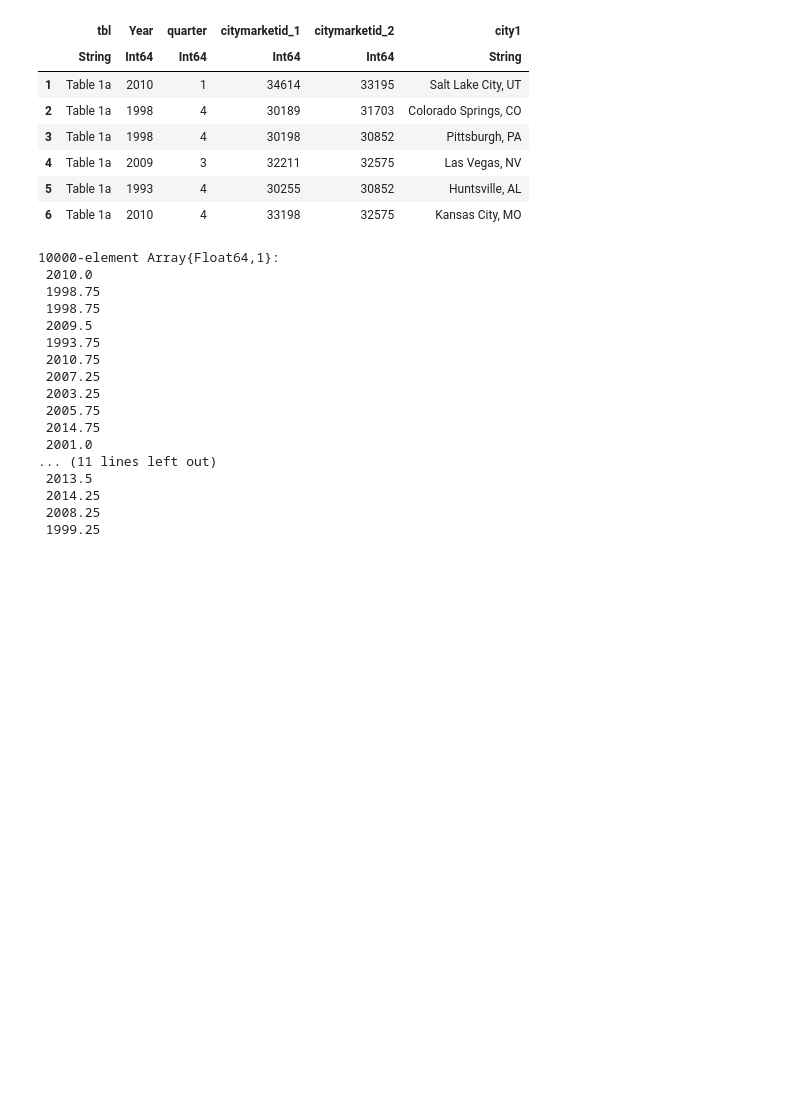
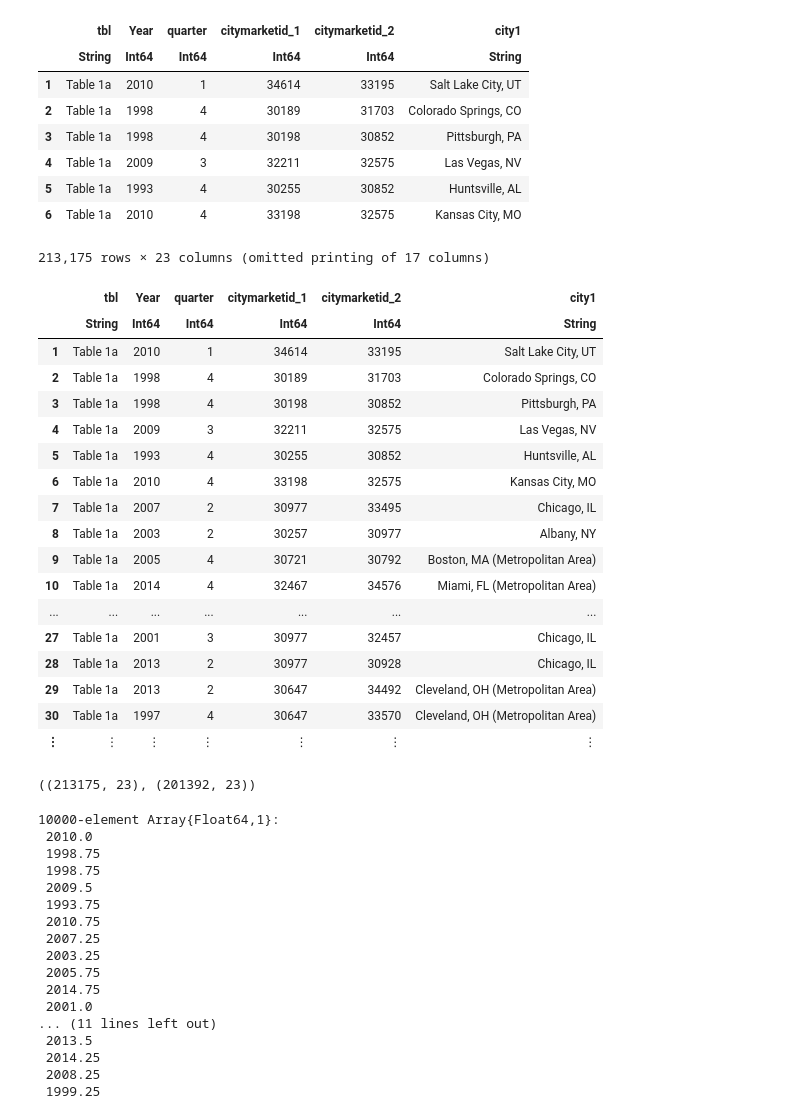
Before and after one commit to apcalam/ORIE4741-Project, a Jupyter notebook: eda.ipynb, the cells around one changed output. Drawn from its saved outputs; the diff is of its cells as text; code cells hidden in the pictures; blank space fills up the shorter version.

```diff
--- a/eda.ipynb
+++ b/eda.ipynb
@@ -58,6 +55,33 @@ head(acs)
 | 4 | Table 1a | 2009 | 3 | 32211 | 32575 | Las Vegas, NV |
 | 5 | Table 1a | 1993 | 4 | 30255 | 30852 | Huntsville, AL |
 | 6 | Table 1a | 2010 | 4 | 33198 | 32575 | Kansas City, MO |
+# %%
+acs_full = CSV.read("Consumer_Airfare_Report__Table_1a_-_All_U.S._Airport_Pair_Markets.csv") # read 10000 rows from the csv
+# %% [output]
+213,175 rows × 23 columns (omitted printing of 17 columns)
+|  | tbl | Year | quarter | citymarketid_1 | citymarketid_2 | city1 |
+|  | String | Int64 | Int64 | Int64 | Int64 | String |
+| 1 | Table 1a | 2010 | 1 | 34614 | 33195 | Salt Lake City, UT |
+| 2 | Table 1a | 1998 | 4 | 30189 | 31703 | Colorado Springs, CO |
+| 3 | Table 1a | 1998 | 4 | 30198 | 30852 | Pittsburgh, PA |
+| 4 | Table 1a | 2009 | 3 | 32211 | 32575 | Las Vegas, NV |
+| 5 | Table 1a | 1993 | 4 | 30255 | 30852 | Huntsville, AL |
+| 6 | Table 1a | 2010 | 4 | 33198 | 32575 | Kansas City, MO |
+| 7 | Table 1a | 2007 | 2 | 30977 | 33495 | Chicago, IL |
+| 8 | Table 1a | 2003 | 2 | 30257 | 30977 | Albany, NY |
+| 9 | Table 1a | 2005 | 4 | 30721 | 30792 | Boston, MA (Metropolitan Area) |
+| 10 | Table 1a | 2014 | 4 | 32467 | 34576 | Miami, FL (Metropolitan Area) |
+| ... | ... | ... | ... | ... | ... | ... |
+| 27 | Table 1a | 2001 | 3 | 30977 | 32457 | Chicago, IL |
+| 28 | Table 1a | 2013 | 2 | 30977 | 30928 | Chicago, IL |
+| 29 | Table 1a | 2013 | 2 | 30647 | 34492 | Cleveland, OH (Metropolitan Area) |
+| 30 | Table 1a | 1997 | 4 | 30647 | 33570 | Cleveland, OH (Metropolitan Area) |
+| ⋮ | ⋮ | ⋮ | ⋮ | ⋮ | ⋮ | ⋮ |
+# %%
+acs_full_complete = acs_full[completecases(acs_full), :]
+size(acs_full), size(disallowmissing!(acs_full_complete))
+# %% [output]
+((213175, 23), (201392, 23))
 # %%
 acs[:when] = acs[:Year] .+ ((acs[:quarter] .-1) ./ 4)
 # %% [output]
```
Also changed, not shown: parts of 3 cells of this notebook.
